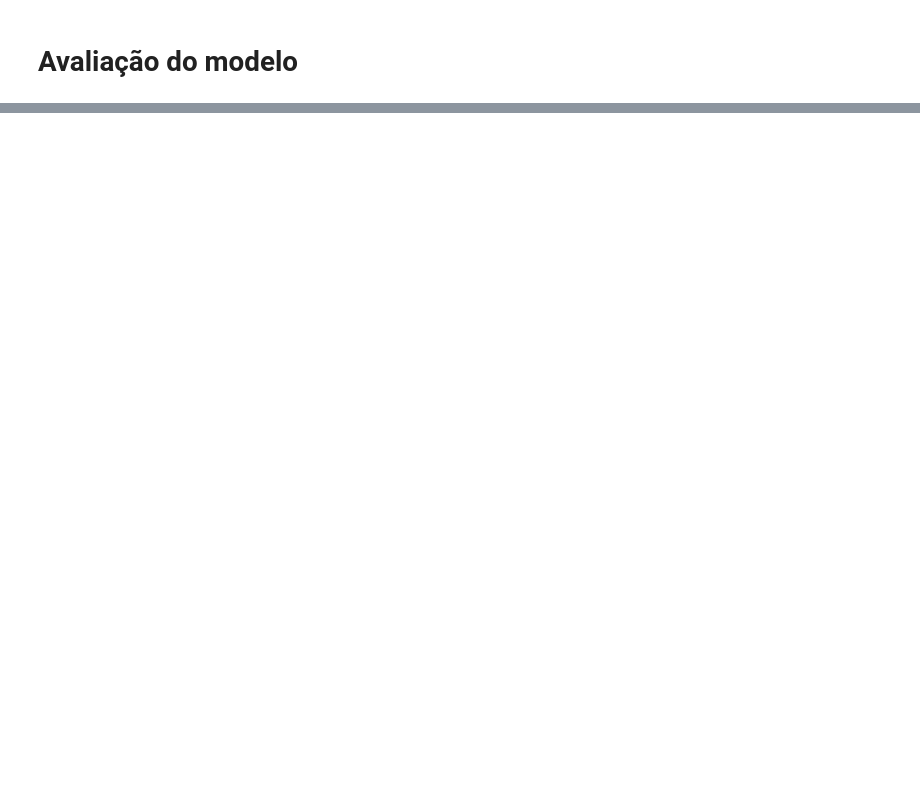
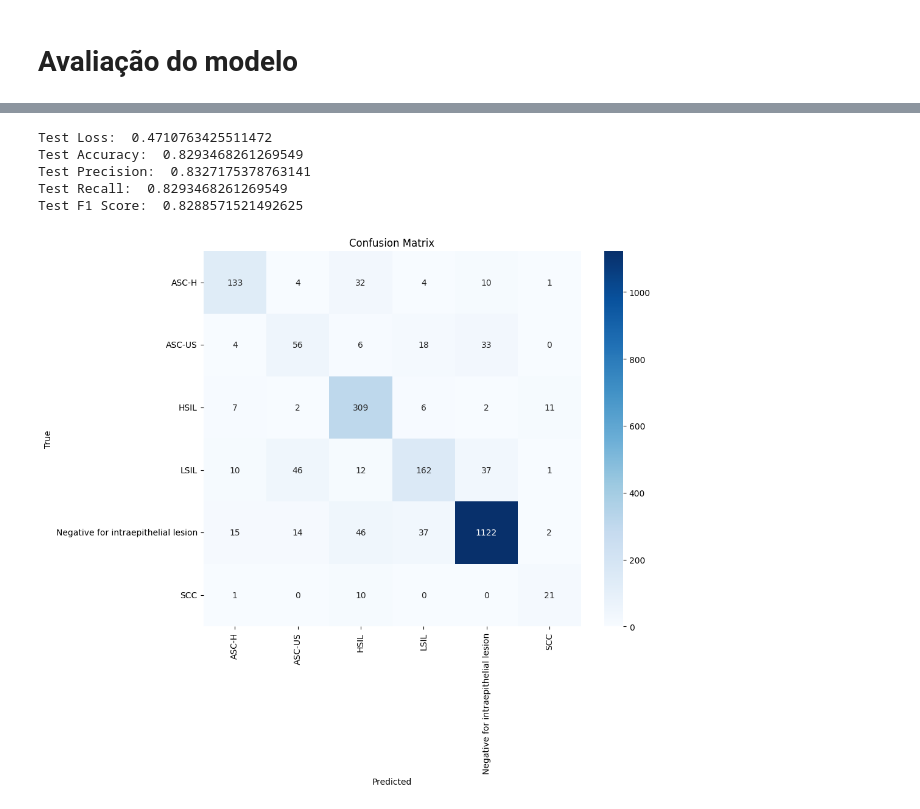
Before and after one commit to Lucascluz/Reconhecimento-de-celulas-em-exames-de-Papanicolau, a Jupyter notebook: notebooks/efficientnet_multiclass_training.ipynb, the cells around one changed output, grey strips where cells are left out. Cells and saved outputs as stored; diff of their text form; code cells hidden in the pictures; blank space fills up the shorter version.

Commit message:
retraining models

```diff
--- a/notebooks/efficientnet_multiclass_training.ipynb
+++ b/notebooks/efficientnet_multiclass_training.ipynb
@@ -245,0 +219,52 @@ Test F1 Score: 0.8607
+# %%
+def evaluate_model2(model, data_loader, criterion):
+    model.eval()
+    running_loss = 0.0
+    all_labels = []
+    all_preds = []
+    with torch.no_grad():
+        for images, labels in data_loader:
+            images = images.to(device)
+            labels = labels.to(device)
+
+            outputs = model(images)
+            loss = criterion(outputs, labels)
+            running_loss += loss.item()
+
+            _, preds = torch.max(outputs, 1)
+            all_labels.extend(labels.cpu().numpy())
+            all_preds.extend(preds.cpu().numpy())
+
+    avg_loss = running_loss / len(data_loader)
+    accuracy = accuracy_score(all_labels, all_preds)
+    precision = precision_score(all_labels, all_preds, average='weighted')
+    recall = recall_score(all_labels, all_preds, average='weighted')
+    f1 = f1_score(all_labels, all_preds, average='weighted')
+
+    return avg_loss, accuracy, precision, recall, f1, all_labels, all_preds
+
+def plot_confusion_matrix2(true_labels, pred_labels, classes):
+    cm = confusion_matrix(true_labels, pred_labels)
+    plt.figure(figsize=(10, 8))
+    sns.heatmap(cm, annot=True, fmt='d', cmap='Blues', xticklabels=classes, yticklabels=classes)
+    plt.xlabel('Predicted')
+    plt.ylabel('True')
+    plt.title('Confusion Matrix')
+    plt.show()
+# %%
+test_loss, test_accuracy, test_precision, test_recall, test_f1, all_labels, all_preds = evaluate_model2(model, test_loader, criterion)
+print(f"Test Loss: {test_loss: }")
+print(f"Test Accuracy: {test_accuracy: }")
+print(f"Test Precision: {test_precision: }")
+print(f"Test Recall: {test_recall: }")
+print(f"Test F1 Score: {test_f1: }")
+
+# Plot da matriz de confusão
+plot_confusion_matrix2(all_labels, all_preds, list(dataset.class_to_idx.keys()))
+# %% [output]
+Test Loss:  0.4710763425511472
+Test Accuracy:  0.8293468261269549
+Test Precision:  0.8327175378763141
+Test Recall:  0.8293468261269549
+Test F1 Score:  0.8288571521492625
+[figure, added]
```
Also changed, not shown: parts of 8 cells of this notebook, 6 other files.
